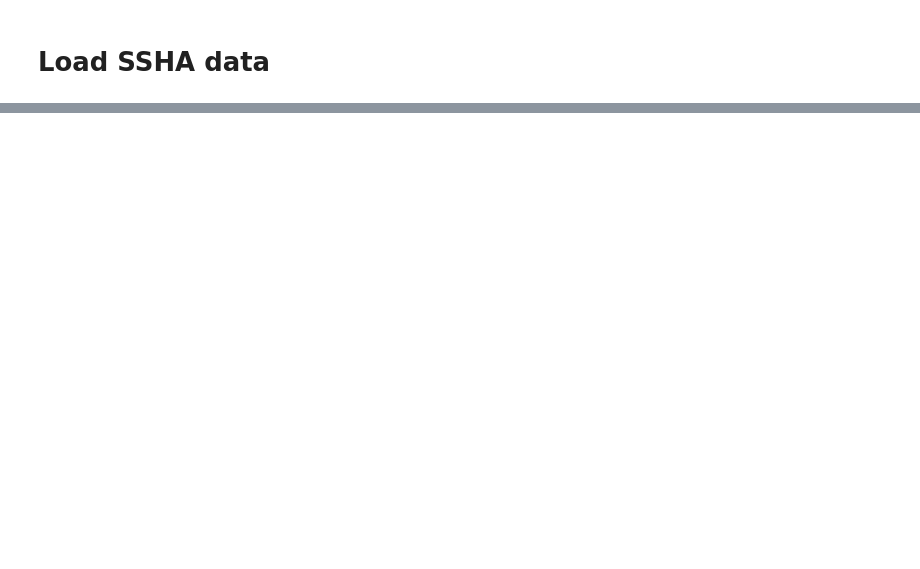
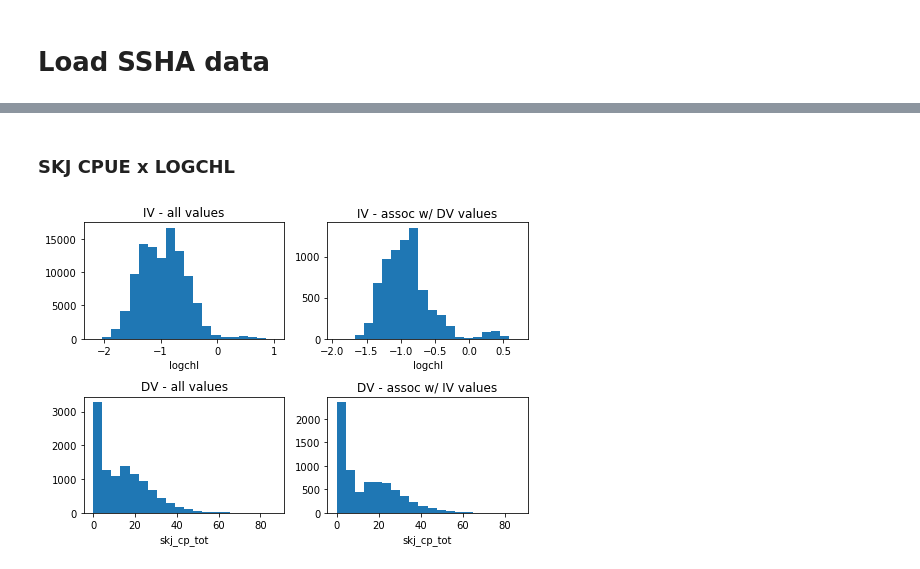
Before and after one commit to shirleyswirley/skipjack-bigeye-separation, a Jupyter notebook: python/wcpfc_question34.ipynb, the cells around one changed output, grey strips where cells are left out. Cells and saved outputs as stored; diff of their text form; code cells hidden in the pictures; blank space fills up the shorter version.

```diff
--- a/python/wcpfc_question34.ipynb
+++ b/python/wcpfc_question34.ipynb
@@ -202,0 +213,11 @@ sstnow.plot.hist(ax=axes[1],bins=20);
+# %% [markdown]
+### SKJ CPUE x LOGCHL
+# %%
+ivfull = logchl; dvfull = skj_cp_tot
+ivname = 'logchl'; dvname = 'skj_cp_tot'
+nruns = 399; nbins = 25
+iv_logchlskjcp, binedges_logchlskjcp, bincenters_logchlskjcp, ivcounts_logchlskjcp, \
+    dvcounts_logchlskjcp, dvquot_logchlskjcp, qlimsreplaceT_logchlskjcp, qlimsreplaceF_logchlskjcp \
+    = qafull(ivfull,dvfull,ivname,dvname,nbins,nruns)
+# %% [output]
+[figure, added]
```
Also changed, not shown: parts of 68 cells of this notebook.
